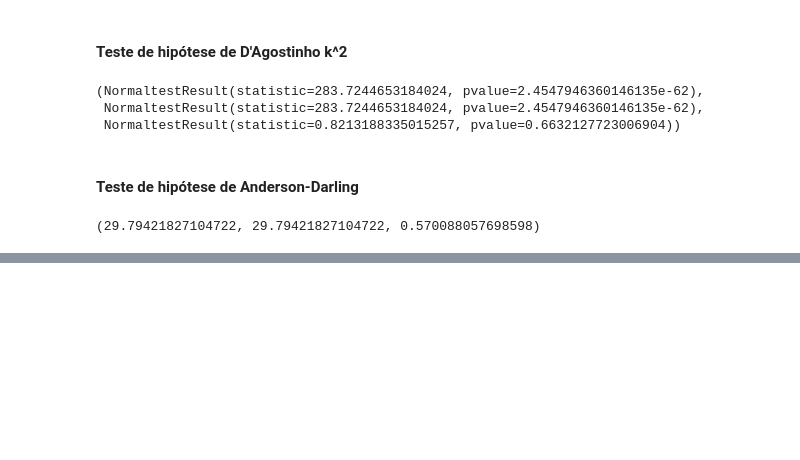
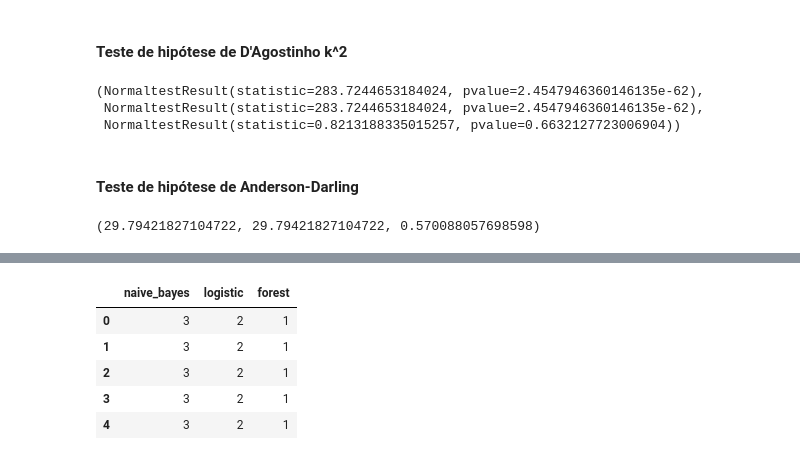
Before and after one commit to AlissonRaphael/statistics_for_data_science_and_machine_learning, a Jupyter notebook: 8_intervalo_confianca/avaliando_algoritmos_classificacao.ipynb, the cells around one changed output, grey strips where cells are left out. Cells and saved outputs as stored; diff of their text form; code cells hidden in the pictures; blank space fills up the shorter version.

```diff
--- a/8_intervalo_confianca/avaliando_algoritmos_classificacao.ipynb
+++ b/8_intervalo_confianca/avaliando_algoritmos_classificacao.ipynb
@@ -354,0 +386,16 @@ teste.plot_simultaneous();
+# %%
+resultados_rank_Nemenyi = {
+    'naive_bayes': np.array(['3']*30),
+    'logistic': np.array(['2']*30),
+    'forest': np.array(['1']*30)
+}
+
+resultados_rank_Nemenyi_df = pd.DataFrame(resultados_rank_Nemenyi)
+resultados_rank_Nemenyi_df.head()
+# %% [output]
+|  | naive_bayes | logistic | forest |
+| 0 | 3 | 2 | 1 |
+| 1 | 3 | 2 | 1 |
+| 2 | 3 | 2 | 1 |
+| 3 | 3 | 2 | 1 |
+| 4 | 3 | 2 | 1 |
```
Also changed, not shown: parts of 51 cells of this notebook.
